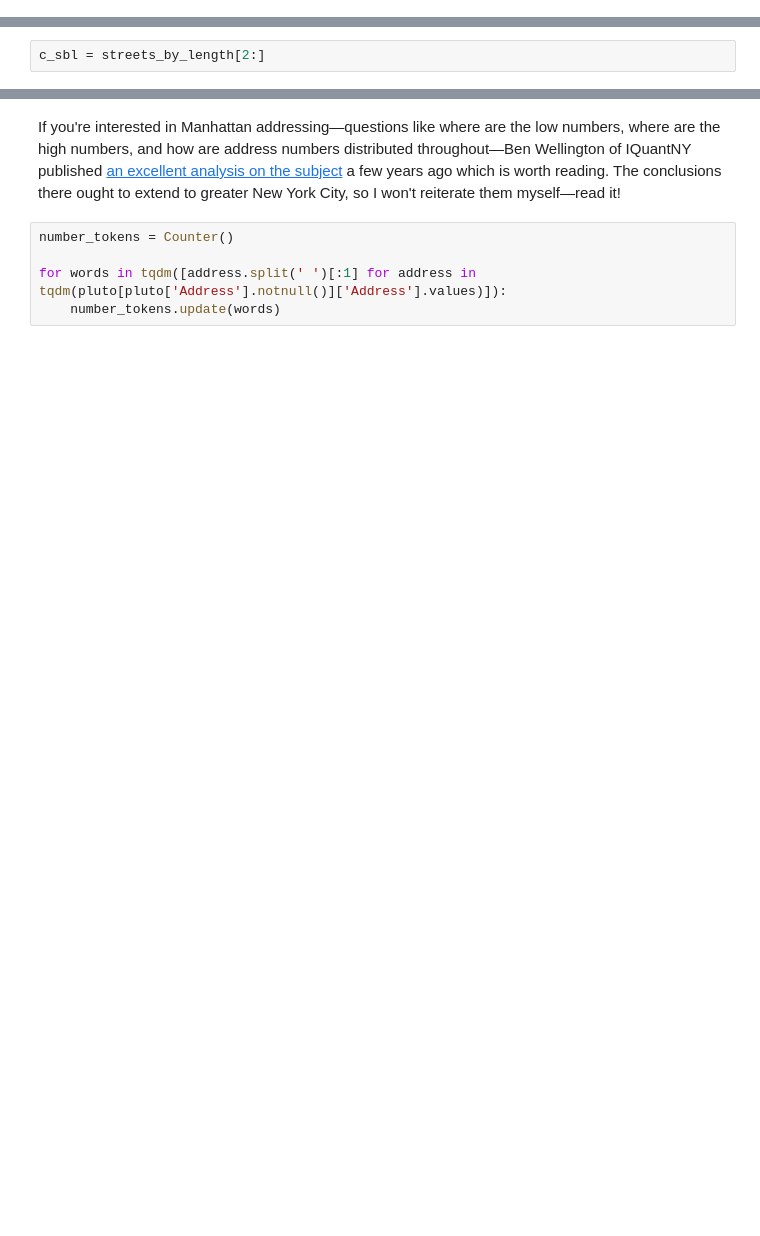
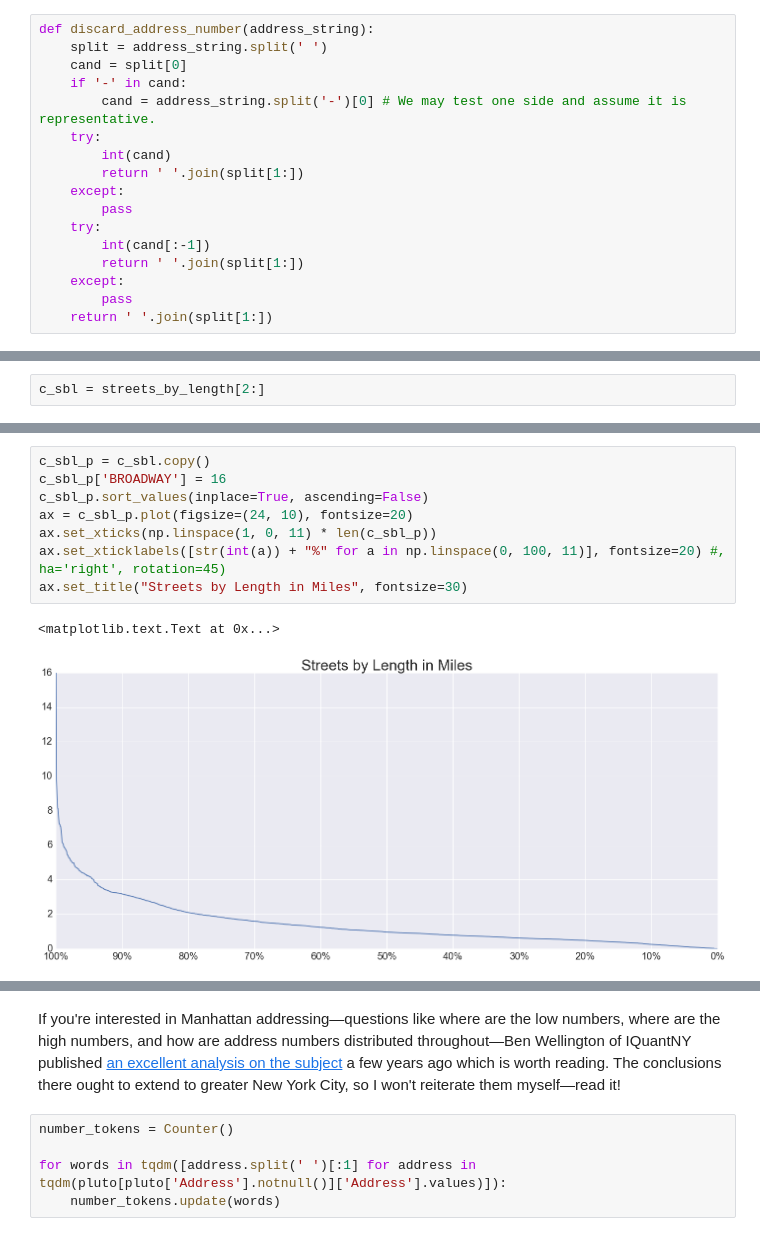
Before and after one commit to ResidentMario/nyc-buildings, a Jupyter notebook: address-data-visualization.ipynb, the cells around one changed output, grey strips where cells are left out. Drawn from its saved outputs; the diff is of its cells as text; blank space fills up the shorter version.

```diff
--- a/address-data-visualization.ipynb
+++ b/address-data-visualization.ipynb
@@ -358,0 +380,17 @@ staten_island = bar_chart_it(address_counts[address_counts['Borough'] == 'Staten
+# %%
+def discard_address_number(address_string):
+    split = address_string.split(' ')
+    cand = split[0]
+    if '-' in cand:
+        cand = address_string.split('-')[0] # We may test one side and assume it is representative.
+    try:
+        int(cand)
+        return ' '.join(split[1:])
+    except:
+        pass
+    try:
+        int(cand[:-1])
+        return ' '.join(split[1:])
+    except:
+        pass
+    return ' '.join(split[1:])
@@ -586 +962,12 @@ array([    0.,   200.,   400.,   600.,   800.,  1000.,  1200.,  1400.,
+# %%
+c_sbl_p = c_sbl.copy()
+c_sbl_p['BROADWAY'] = 16
+c_sbl_p.sort_values(inplace=True, ascending=False)
+ax = c_sbl_p.plot(figsize=(24, 10), fontsize=20)
+ax.set_xticks(np.linspace(1, 0, 11) * len(c_sbl_p))
+ax.set_xticklabels([str(int(a)) + "%" for a in np.linspace(0, 100, 11)], fontsize=20) #, ha='right', rotation=45)
+ax.set_title("Streets by Length in Miles", fontsize=30)
+# %% [output]
+<matplotlib.text.Text at 0x...>
+[figure, added]
 # %%
```
Also changed, not shown: parts of 58 cells of this notebook, 2 other files.
